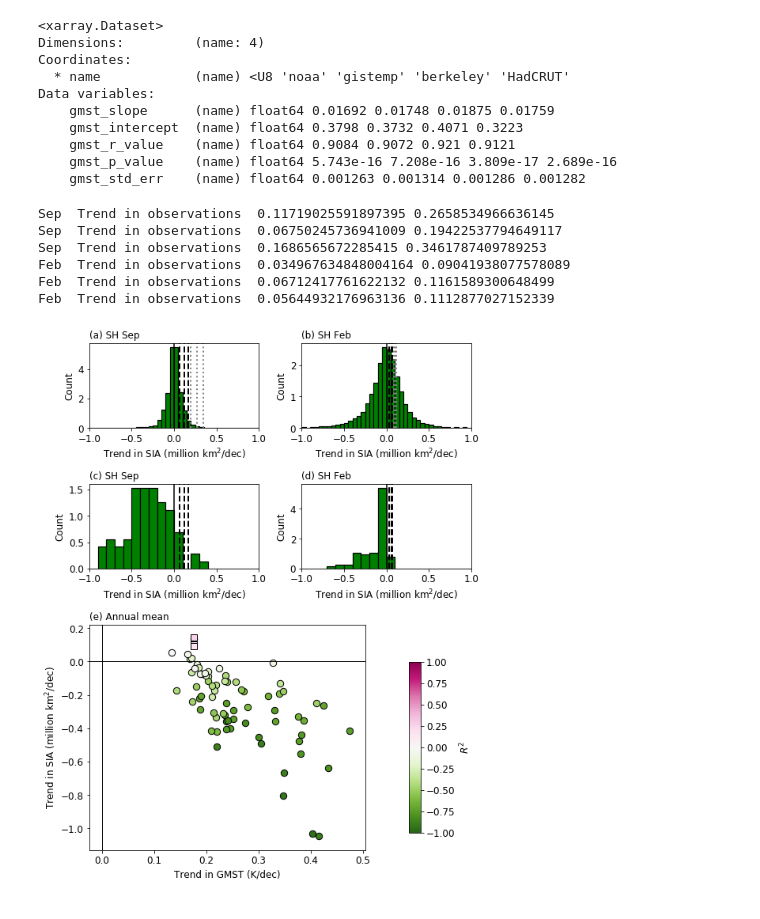
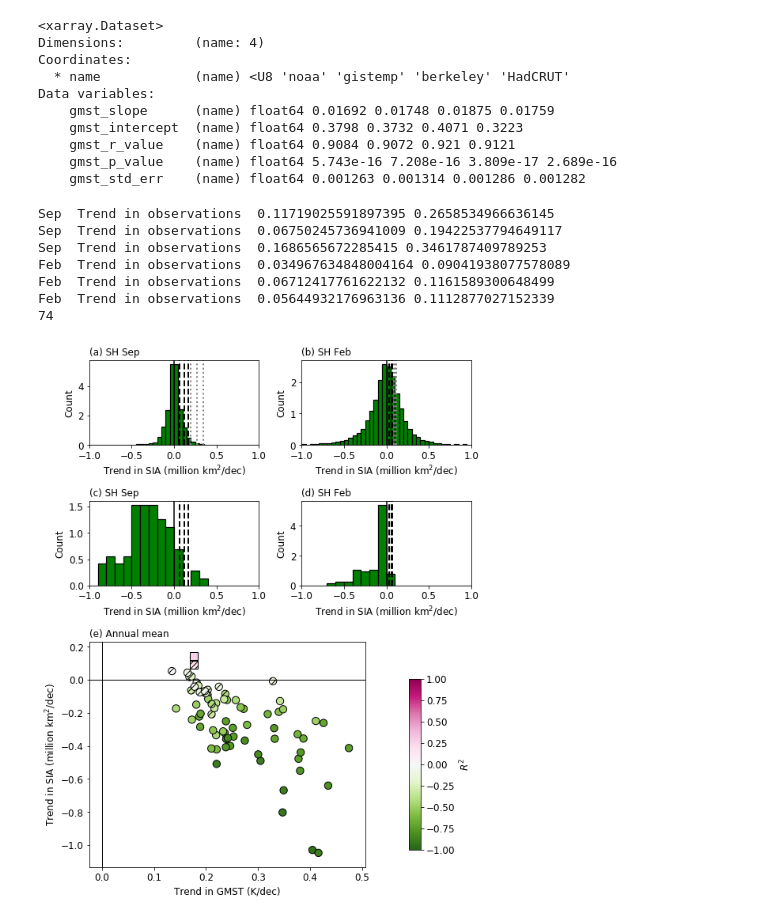
Before and after one commit to lettie-roach/analysis_antarctic-sia-in-cmip6, a Jupyter notebook: antsicmip6_fig3.ipynb, the cells around one changed output. Drawn from its saved outputs; the diff is of its cells as text; code cells hidden in the pictures.

```diff
--- a/antsicmip6_fig3.ipynb
+++ b/antsicmip6_fig3.ipynb
@@ -198,6 +198,9 @@ ax = plt.subplot(gs[2:,:3])
 ax.axhline(y=0,c='k',linewidth=1)
 ax.axvline(x=0,c='k',linewidth=1)
 correlation = []
+
+print(len(ensemble_ds.name.values))
+
 for m in range(len(ensemble_ds.name.values)):
 
     bestfitx = np.arange(40)*ensemble_ds.gmst_slope.values[m]+ensemble_ds.gmst_intercept.values[m]
@@ -208,37 +211,53 @@ for m in range(len(ensemble_ds.name.values)):
 
     if len(xdata[~np.isnan(xdata)])>2:
         corr, p = stats.pearsonr(xdata[~np.isnan(xdata)],
                                  ydata[~np.isnan(xdata)])
 
         fcolour = colours[int(100*corr+100)]
 
+
+    if ensemble_ds['sia_sh_annmean_p_value'][m].values<0.05:
+        mk =''
+    else:
+        mk = '///'
+
     ax.scatter(10.*ensemble_ds['gmst_slope'][m],10.*ensemble_ds['sia_sh_annmean_slope'][m],
-             s=70,edgecolors='black',facecolor=fcolour)
+             s=87,edgecolors='black',facecolor=fcolour, linewidth=1,marker ='o',hatch=mk)
+
+
+for o in range(3):
+    fcolour = colours[int(100*obs_corr[h][o]+100)]
+
+    if obs_ds['sia_sh_annmean_p_value'].isel(name=o).values<0.05:
+        mk = ''
+    else:
+        mk= '////'
+
+    ax.scatter(10.*gmst_ds.gmst_slope.mean(), 10.*obs_ds['sia_sh_annmean_slope'].isel(name=o),
+                 s=110,marker='s',hatch=mk,edgecolors='black',facecolor=fcolour,linewidth=1)
+
 
 ax.set_xlabel('Trend in GMST (K/dec)',fontsize=12)
 ax.set_ylabel('Trend in SIA (million km$^2$/dec)',fontsize=12)
 ax.set_title('(e) Annual mean',loc='left',fontsize=12)
 
-for o in range(3):
-    fcolour = colours[int(100*obs_corr[h][o]+100)]
-    ax.scatter(10.*gmst_ds.gmst_slope.mean(), 10.*obs_ds['sia_sh_annmean_slope'].isel(name=o),
-                 s=50,marker='s',edgecolors='black',facecolor=fcolour)
 
 ax2  = fig.add_axes([0.825,0.1,0.025,0.3])
 cmap = mpl.cm.PiYG_r
 norm = mpl.colors.Normalize(vmin=-1, vmax=1)
 cb1 = mpl.colorbar.ColorbarBase(ax2, cmap=cmap,norm=norm,orientation='vertical')
 cb1.set_label('$R^2$')
 
 plt.tight_layout()
-fig.savefig('fig3.pdf',bbox_inches='tight',dpi=600)
+fig.savefig('fig3.pdf',bbox_inches='tight',dpi=300)
 plt.show()
 plt.close()
 # %% [output]
 Sep  Trend in observations  0.11719025591897395 0.2658534966636145
 Sep  Trend in observations  0.06750245736941009 0.19422537794649117
 Sep  Trend in observations  0.1686565672285415 0.3461787409789253
 Feb  Trend in observations  0.034967634848004164 0.09041938077578089
 Feb  Trend in observations  0.06712417761622132 0.1161589300648499
 Feb  Trend in observations  0.05644932176963136 0.1112877027152339
+74
-[figure, old version]
+[figure, new version]
```
Also changed, not shown: 4 other files.
